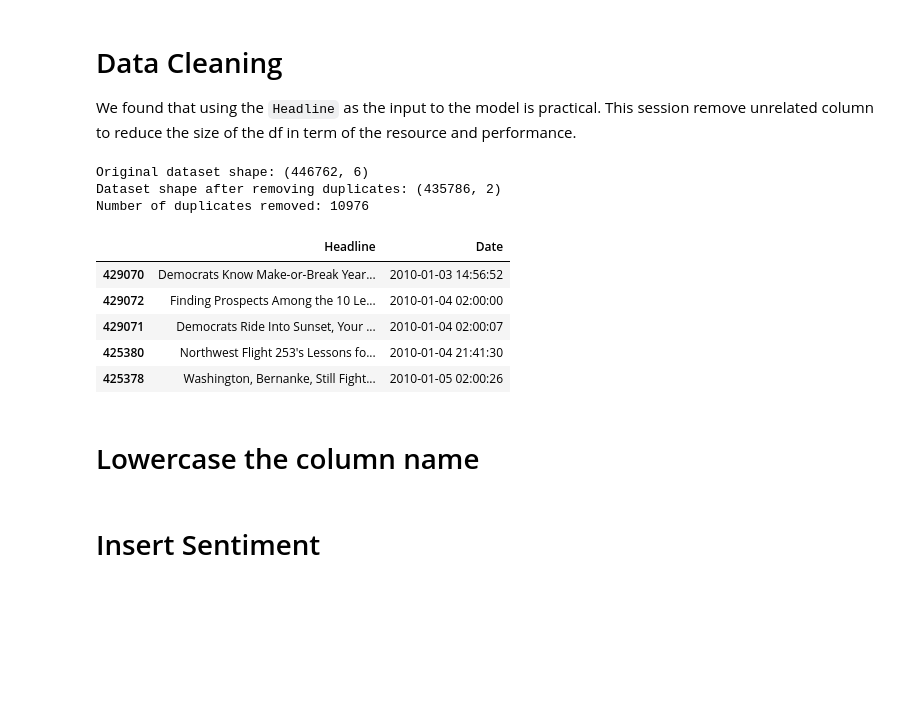
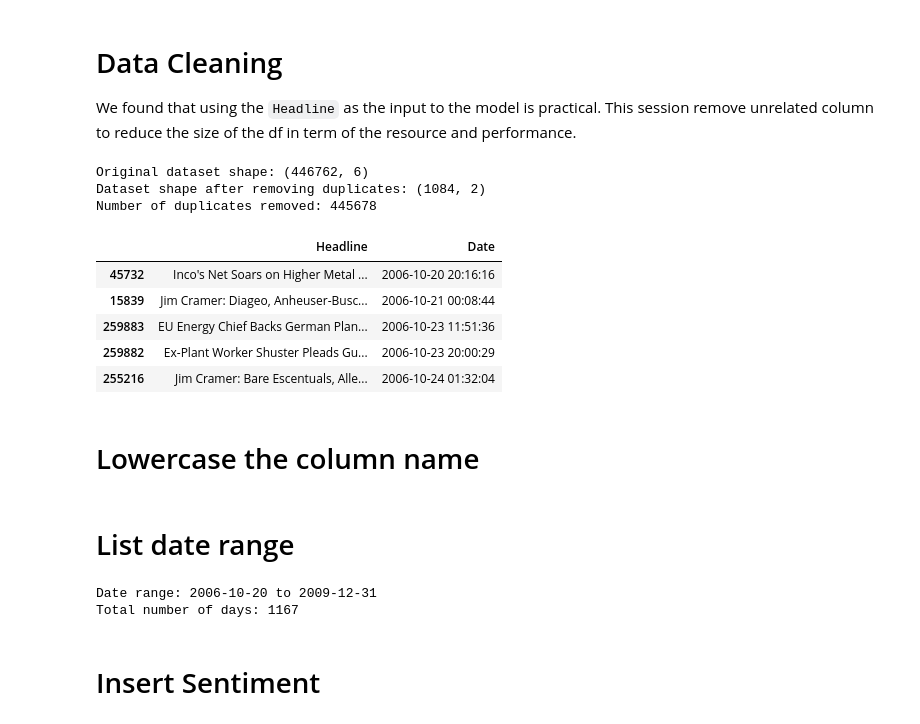
Before and after one commit to jasonlam510/FYP, a Jupyter notebook: src/data-preprocessing/old/bloomberg/bloomberg_length_analysis.ipynb, the cells around one changed output. Saved outputs shown, nothing was run; the diff lists cells and outputs as text; code cells hidden in the pictures; blank space fills up the shorter version.

```diff
--- a/src/data-preprocessing/bloomberg/bloomberg_length_analysis.ipynb
+++ b/src/data-preprocessing/old/bloomberg/bloomberg_length_analysis.ipynb
@@ -78,45 +72,62 @@ We found that using the `Headline` as the input to the model is practical. This
 # %%
 # Sort by date and remove duplicate headlines
 print(f"Original dataset shape: {df.shape}")
 old_count = df.shape[0]
 
 # Extract year from Date column and create a new column
 df['year'] = pd.to_datetime(df['Date']).dt.year
 
 # Sort by date in ascending order
 cleaned_df = df.sort_values('Date')
 
 # Filter data to keep only rows from 2010 onwards
-cleaned_df = cleaned_df[cleaned_df['year'] >= 2010]
+cleaned_df = cleaned_df[cleaned_df['year'] < 2010]
 
 # Remove duplicates based on headline, keeping the first occurrence
 cleaned_df = cleaned_df.drop_duplicates(subset=['Headline'], keep='first')
 
 # Select and keep specific columns to CSV
 columns_to_keep = ['Headline', 'Date']
 cleaned_df = cleaned_df[columns_to_keep]
 
 # Print results
 print(f"Dataset shape after removing duplicates: {cleaned_df.shape}")
 print(f"Number of duplicates removed: {old_count - cleaned_df.shape[0]}")
 
 # Display the first few rows to verify the sorting
 cleaned_df.head()
 # %% [output]
 Original dataset shape: (446762, 6)
-Dataset shape after removing duplicates: (435786, 2)
-Number of duplicates removed: 10976
+Dataset shape after removing duplicates: (1084, 2)
+Number of duplicates removed: 445678
 |  | Headline | Date |
-| 429070 | Democrats Know Make-or-Break Year... | 2010-01-03 14:56:52 |
-| 429072 | Finding Prospects Among the 10 Le... | 2010-01-04 02:00:00 |
-| 429071 | Democrats Ride Into Sunset, Your ... | 2010-01-04 02:00:07 |
-| 425380 | Northwest Flight 253's Lessons fo... | 2010-01-04 21:41:30 |
-| 425378 | Washington, Bernanke, Still Fight... | 2010-01-05 02:00:26 |
+| 45732 | Inco's Net Soars on Higher Metal ... | 2006-10-20 20:16:16 |
+| 15839 | Jim Cramer: Diageo, Anheuser-Busc... | 2006-10-21 00:08:44 |
+| 259883 | EU Energy Chief Backs German Plan... | 2006-10-23 11:51:36 |
+| 259882 | Ex-Plant Worker Shuster Pleads Gu... | 2006-10-23 20:00:29 |
+| 255216 | Jim Cramer: Bare Escentuals, Alle... | 2006-10-24 01:32:04 |
 # %% [markdown]
 # Lowercase the column name
 # %%
 # Convert column names to lowercase
 cleaned_df.columns = cleaned_df.columns.str.lower()
+# %% [markdown]
+# List date range
+# %%
+from src.utils.data_format import convert_datetime_column
+
+cleaned_df = convert_datetime_column(cleaned_df, 'date')
+cleaned_df.head()
+
+# Get min and max dates
+min_date = cleaned_df['date'].min()
+max_date = cleaned_df['date'].max()
+
+print(f"Date range: {min_date.strftime('%Y-%m-%d')} to {max_date.strftime('%Y-%m-%d')}")
+print(f"Total number of days: {(max_date - min_date).days}")
+# %% [output]
+Date range: 2006-10-20 to 2009-12-31
+Total number of days: 1167
 # %% [markdown]
 # Insert Sentiment
 # %%
```
Also changed, not shown: parts of 3 cells of this notebook, 6 other files.
